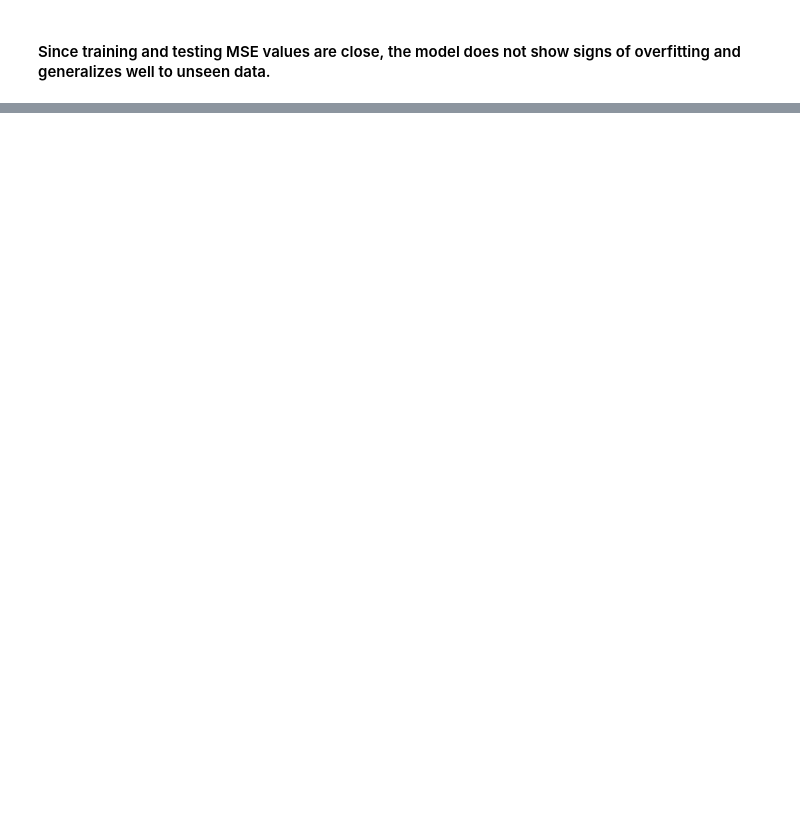
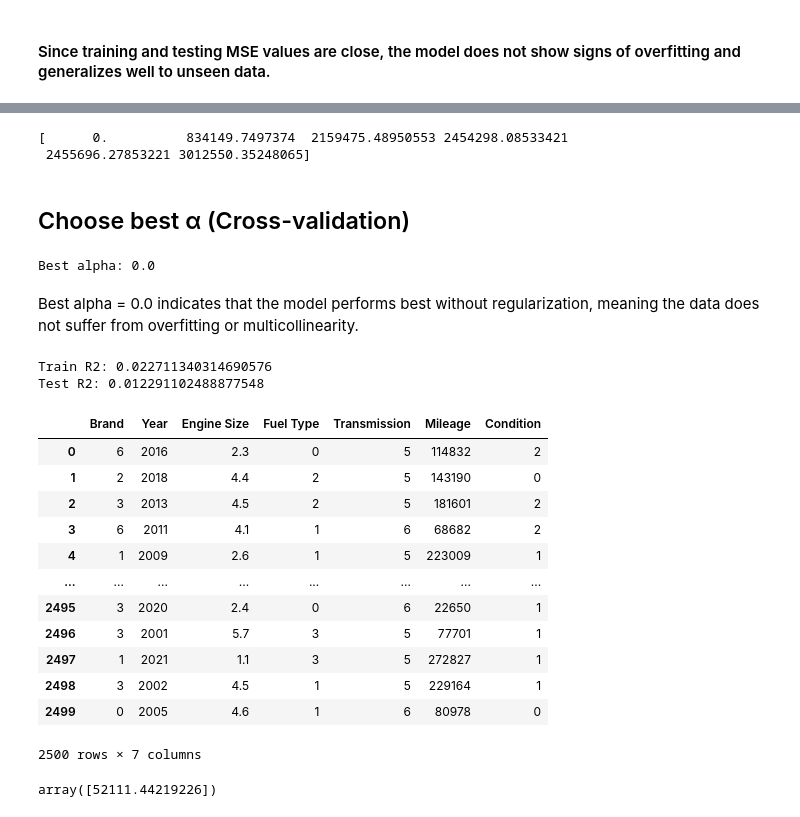
Before and after one commit to harshbhatt15/Machine-Learning, a Jupyter notebook: Desicion_tree/Regression_decision_tree/Car-price.ipynb, the cells around one changed output, grey strips where cells are left out. Drawn from its saved outputs; the diff is of its cells as text; code cells hidden in the pictures; blank space fills up the shorter version.

```diff
--- a/Desicion_tree/Regression_decision_tree/Car-price.ipynb
+++ b/Desicion_tree/Regression_decision_tree/Car-price.ipynb
@@ -287,0 +316,51 @@ Relative difference ≈ ~9.6%
+# %%
+path = reg.cost_complexity_pruning_path(x, y)
+ccp_alphas = path.ccp_alphas
+print(ccp_alphas)
+# %% [output]
+[      0.          834149.7497374  2159475.48950553 2454298.08533421
+ 2455696.27853221 3012550.35248065]
+# %%
+trees = []
+
+for alpha in ccp_alphas:
+    t = DecisionTreeRegressor(ccp_alpha=alpha)
+    t.fit(x, y)
+    trees.append(t)
+# %% [markdown]
+## Choose best α (Cross-validation)
+# %%
+errors = [mean_squared_error(y, t.predict(x)) for t in trees]
+
+best_alpha = ccp_alphas[np.argmin(errors)]
+print("Best alpha:", best_alpha)
+# %% [output]
+Best alpha: 0.0
+# %% [markdown]
+Best alpha = 0.0 indicates that the model performs best without regularization, meaning the data does not suffer from overfitting or multicollinearity.
+# %%
+print("Train R2:", reg.score(x_train, y_train))
+print("Test R2:", reg.score(x_test, y_test))
+# %% [output]
+Train R2: 0.022711340314690576
+Test R2: 0.012291102488877548
+# %%
+x
+# %% [output]
+|  | Brand | Year | Engine Size | Fuel Type | Transmission | Mileage | Condition |
+| 0 | 6 | 2016 | 2.3 | 0 | 5 | 114832 | 2 |
+| 1 | 2 | 2018 | 4.4 | 2 | 5 | 143190 | 0 |
+| 2 | 3 | 2013 | 4.5 | 2 | 5 | 181601 | 2 |
+| 3 | 6 | 2011 | 4.1 | 1 | 6 | 68682 | 2 |
+| 4 | 1 | 2009 | 2.6 | 1 | 5 | 223009 | 1 |
+| ... | ... | ... | ... | ... | ... | ... | ... |
+| 2495 | 3 | 2020 | 2.4 | 0 | 6 | 22650 | 1 |
+| 2496 | 3 | 2001 | 5.7 | 3 | 5 | 77701 | 1 |
+| 2497 | 1 | 2021 | 1.1 | 3 | 5 | 272827 | 1 |
+| 2498 | 3 | 2002 | 4.5 | 1 | 5 | 229164 | 1 |
+| 2499 | 0 | 2005 | 4.6 | 1 | 6 | 80978 | 0 |
+2500 rows × 7 columns
+# %%
+reg.predict([[6,2016,2.3,0,5,114832,2]])
+# %% [output]
+array([52111.44219226])
```
Also changed, not shown: parts of 14 cells of this notebook, 1 other file.
